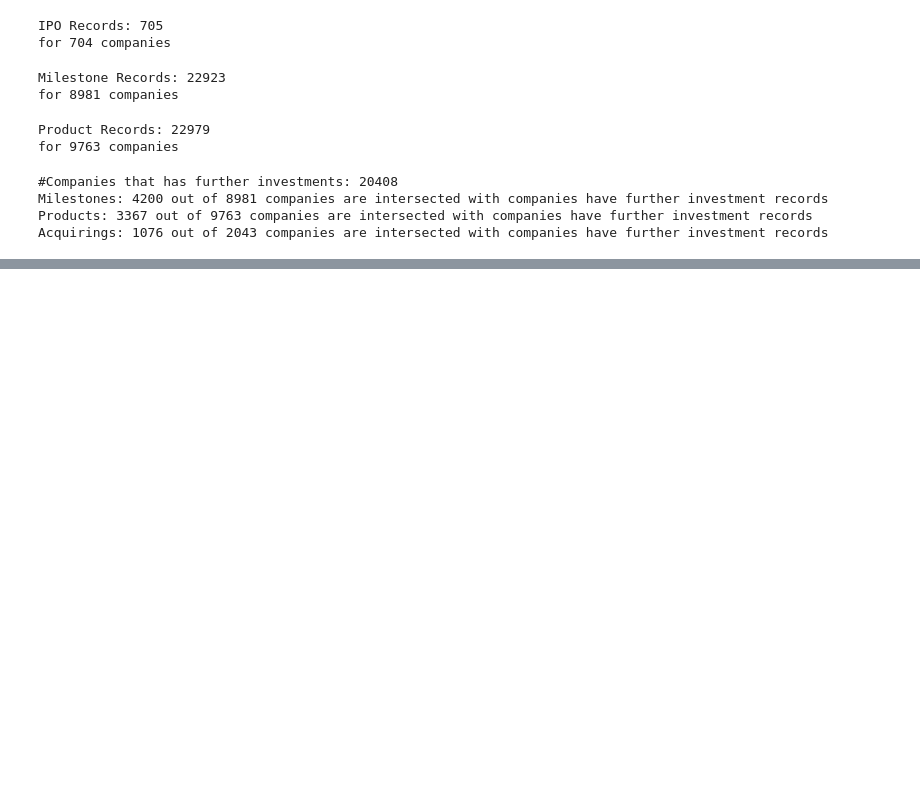
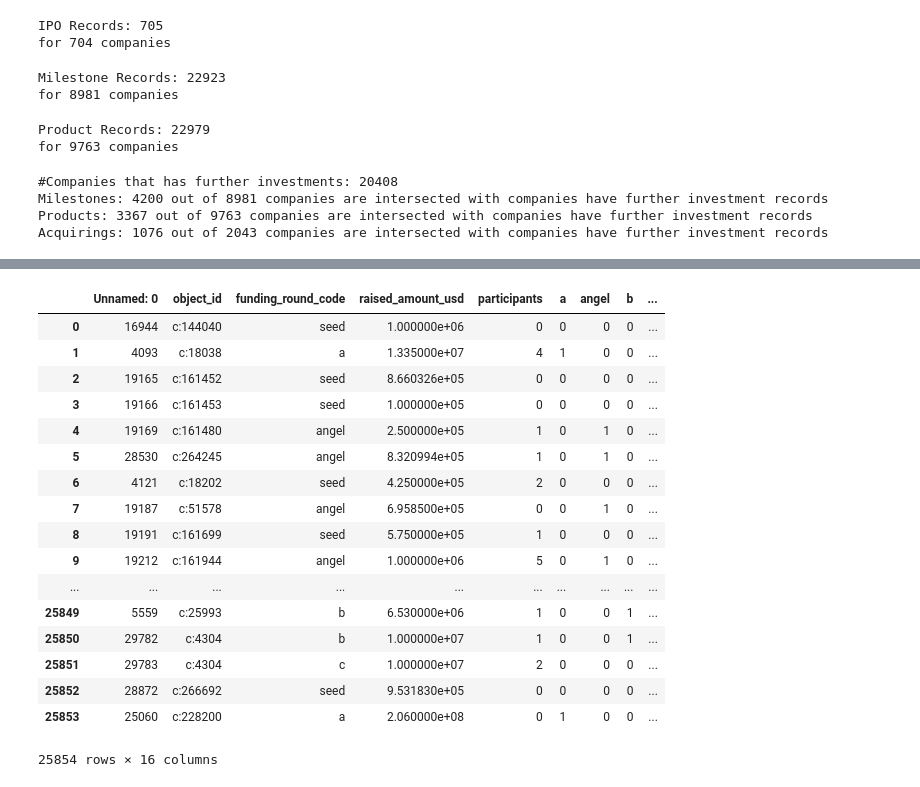
Before and after one commit to Zori-SMS/StartupPredicting, a Jupyter notebook: data/Merge.ipynb, the cells around one changed output, grey strips where cells are left out. Drawn from its saved outputs; the diff is of its cells as text; code cells hidden in the pictures; blank space fills up the shorter version.

```diff
--- a/data/Merge.ipynb
+++ b/data/Merge.ipynb
@@ -157,0 +247,21 @@ Acquirings: 1076 out of 2043 companies are intersected with companies have furth
+# %%
+df_funding
+# %% [output]
+|  | Unnamed: 0 | object_id | funding_round_code | raised_amount_usd | participants | a | angel | b | ... |
+| 0 | 16944 | c:144040 | seed | 1.000000e+06 | 0 | 0 | 0 | 0 | ... |
+| 1 | 4093 | c:18038 | a | 1.335000e+07 | 4 | 1 | 0 | 0 | ... |
+| 2 | 19165 | c:161452 | seed | 8.660326e+05 | 0 | 0 | 0 | 0 | ... |
+| 3 | 19166 | c:161453 | seed | 1.000000e+05 | 0 | 0 | 0 | 0 | ... |
+| 4 | 19169 | c:161480 | angel | 2.500000e+05 | 1 | 0 | 1 | 0 | ... |
+| 5 | 28530 | c:264245 | angel | 8.320994e+05 | 1 | 0 | 1 | 0 | ... |
+| 6 | 4121 | c:18202 | seed | 4.250000e+05 | 2 | 0 | 0 | 0 | ... |
+| 7 | 19187 | c:51578 | angel | 6.958500e+05 | 0 | 0 | 1 | 0 | ... |
+| 8 | 19191 | c:161699 | seed | 5.750000e+05 | 1 | 0 | 0 | 0 | ... |
+| 9 | 19212 | c:161944 | angel | 1.000000e+06 | 5 | 0 | 1 | 0 | ... |
+| ... | ... | ... | ... | ... | ... | ... | ... | ... | ... |
+| 25849 | 5559 | c:25993 | b | 6.530000e+06 | 1 | 0 | 0 | 1 | ... |
+| 25850 | 29782 | c:4304 | b | 1.000000e+07 | 1 | 0 | 0 | 1 | ... |
+| 25851 | 29783 | c:4304 | c | 1.000000e+07 | 2 | 0 | 0 | 0 | ... |
+| 25852 | 28872 | c:266692 | seed | 9.531830e+05 | 0 | 0 | 0 | 0 | ... |
+| 25853 | 25060 | c:228200 | a | 2.060000e+08 | 0 | 1 | 0 | 0 | ... |
+25854 rows × 16 columns
```
Also changed, not shown: parts of 7 cells of this notebook, 4 other files.
